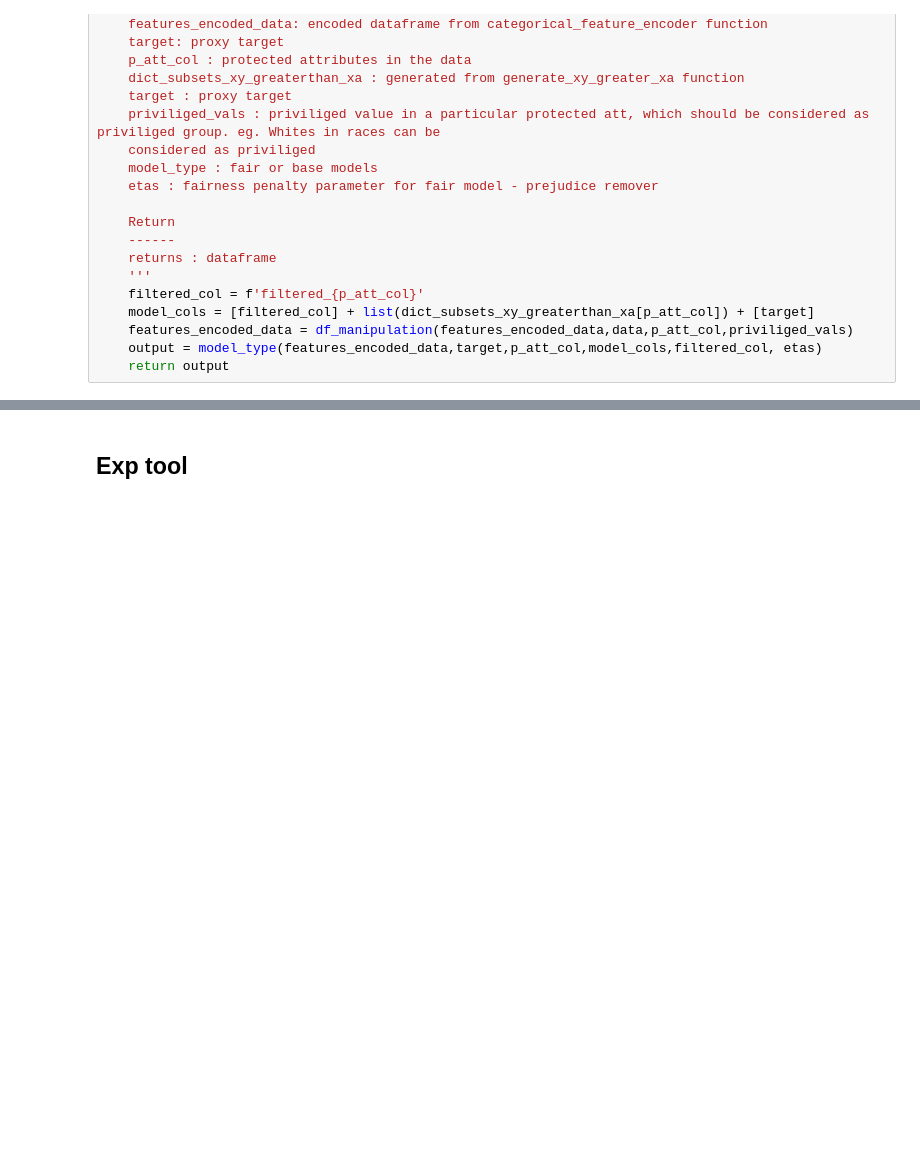
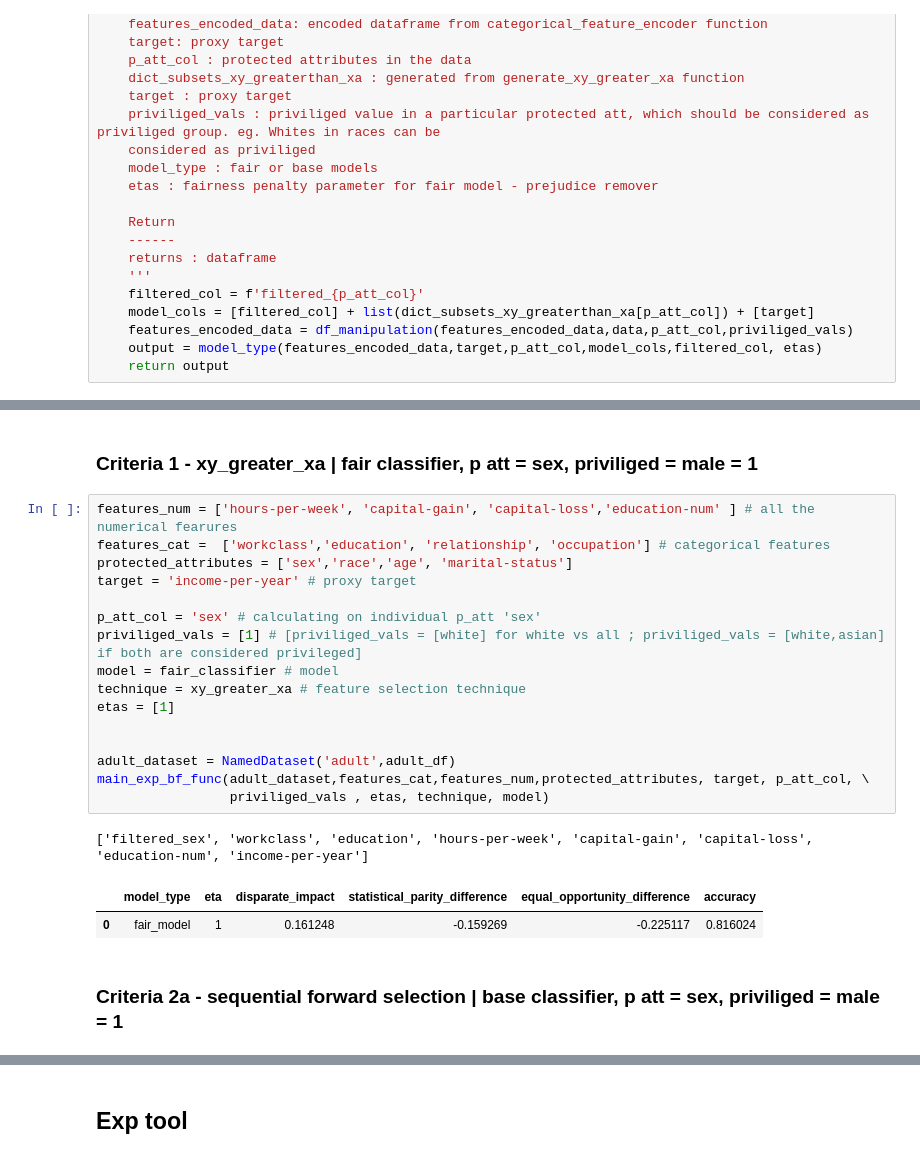
Before and after one commit to surbhir08/MS_thesis_feature-seletion, a Jupyter notebook: feature_selection_main_function/main_function_base_fair_xa_greater_xy.ipynb, the cells around one changed output, grey strips where cells are left out. Cells and saved outputs as stored; diff of their text form; blank space fills up the shorter version.

```diff
--- a/feature_selection_main_function/main_function_base_fair_xa_greater_xy.ipynb
+++ b/feature_selection_main_function/main_function_base_fair_xa_greater_xy.ipynb
@@ -583,0 +778,24 @@ main_exp_bf_func(adult_dataset,features_cat,protected_attributes, target, p_att_
+# %% [markdown]
+### Criteria 1 - xy_greater_xa | fair classifier, p att = sex, priviliged = male = 1
+# %%
+features_num = ['hours-per-week', 'capital-gain', 'capital-loss','education-num' ] # all the numerical fearures
+features_cat =  ['workclass','education', 'relationship', 'occupation'] # categorical features
+protected_attributes = ['sex','race','age', 'marital-status']
+target = 'income-per-year' # proxy target
+
+p_att_col = 'sex' # calculating on individual p_att 'sex'
+priviliged_vals = [1] # [priviliged_vals = [white] for white vs all ; priviliged_vals = [white,asian] if both are considered privileged]
+model = fair_classifier # model
+technique = xy_greater_xa # feature selection technique
+etas = [1]
+
+
+adult_dataset = NamedDataset('adult',adult_df)
+main_exp_bf_func(adult_dataset,features_cat,features_num,protected_attributes, target, p_att_col, \
+                 priviliged_vals , etas, technique, model)
+# %% [output]
+['filtered_sex', 'workclass', 'education', 'hours-per-week', 'capital-gain', 'capital-loss', 'education-num', 'income-per-year']
+|  | model_type | eta | disparate_impact | statistical_parity_difference | equal_opportunity_difference | accuracy |
+| 0 | fair_model | 1 | 0.161248 | -0.159269 | -0.225117 | 0.816024 |
+# %% [markdown]
+### Criteria 2a - sequential forward selection | base classifier, p att = sex, priviliged = male = 1
```
Also changed, not shown: parts of 60 cells of this notebook.
